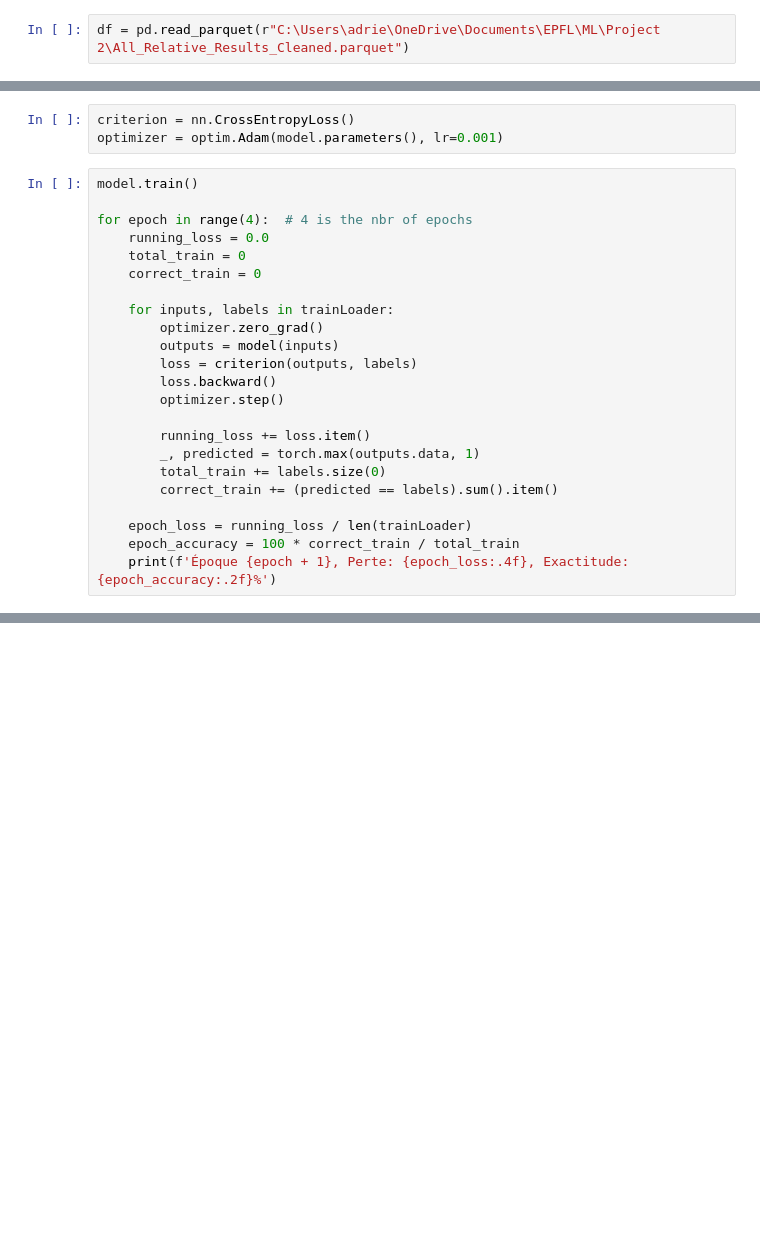
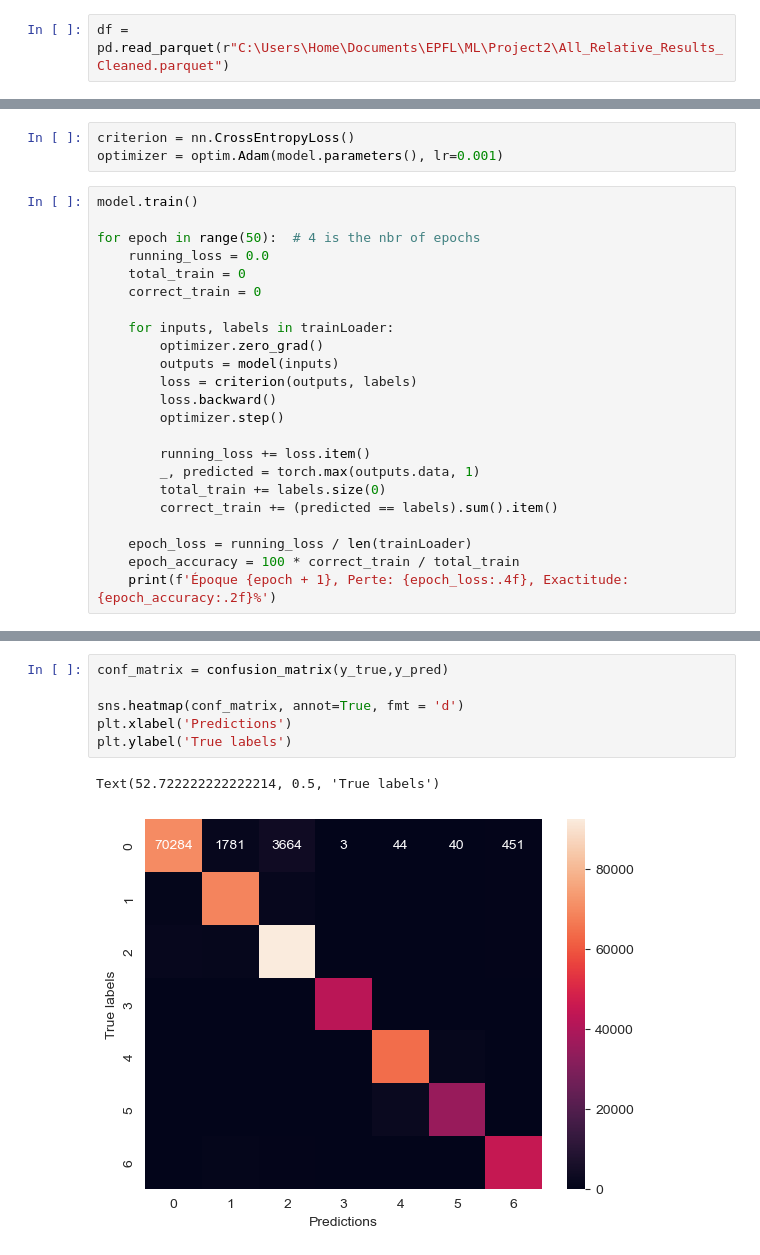
Before and after one commit to loufourneaux/project2, a Jupyter notebook: GRUnetwork.ipynb, the cells around one changed output, grey strips where cells are left out. Saved outputs shown, nothing was run; the diff lists cells and outputs as text; blank space fills up the shorter version.

```diff
--- a/GRUnetwork.ipynb
+++ b/GRUnetwork.ipynb
@@ -12,7 +12,7 @@ from sklearn.metrics import confusion_matrix
 from sklearn.metrics import classification_report
 import seaborn as sns
 # %%
-df = pd.read_parquet(r"C:\Users\adrie\OneDrive\Documents\EPFL\ML\Project 2\All_Relative_Results_Cleaned.parquet")
+df = pd.read_parquet(r"C:\Users\Home\Documents\EPFL\ML\Project2\All_Relative_Results_Cleaned.parquet")
 # %%
 label_encoder = LabelEncoder()
 
@@ -81,7 +81,7 @@ optimizer = optim.Adam(model.parameters(), lr=0.001)
 # %%
 model.train()
 
-for epoch in range(4):  # 4 is the nbr of epochs
+for epoch in range(50):  # 4 is the nbr of epochs
     running_loss = 0.0
     total_train = 0
     correct_train = 0
@@ -129,0 +144,9 @@ Exactitude sur l'ensemble de test: 92.0361257347772%
+# %%
+conf_matrix = confusion_matrix(y_true,y_pred)
+
+sns.heatmap(conf_matrix, annot=True, fmt = 'd')
+plt.xlabel('Predictions')
+plt.ylabel('True labels')
+# %% [output]
+Text(52.722222222222214, 0.5, 'True labels')
+[figure, added]
```
Also changed, not shown: parts of 5 cells of this notebook.
